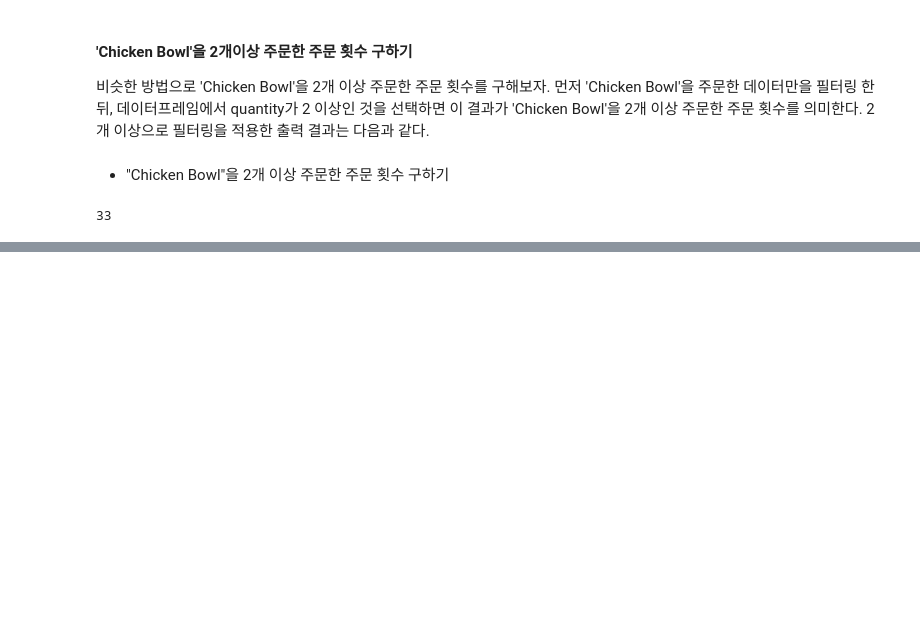
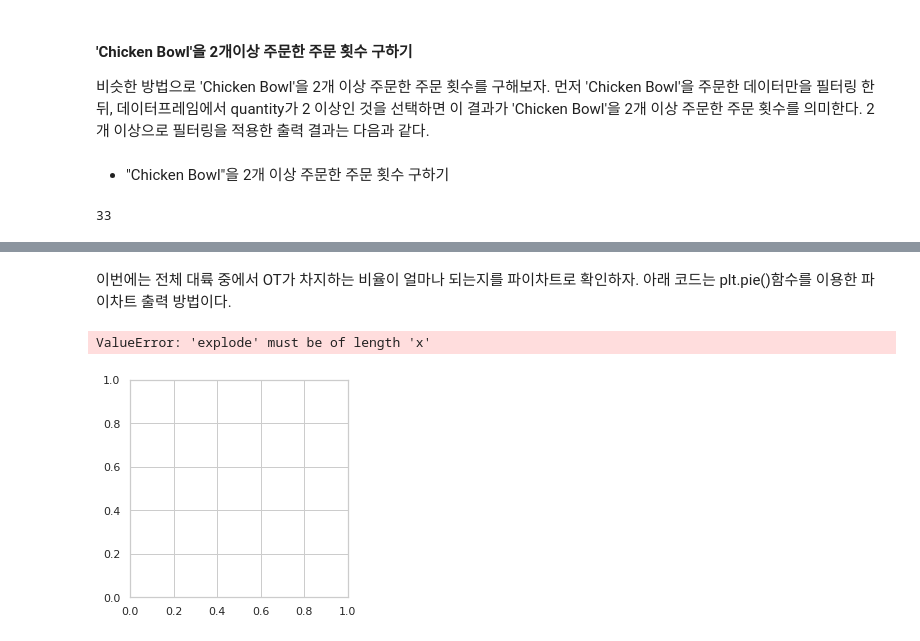
Before and after one commit to goldang01/python_data_analysis_study, a Jupyter notebook: Chapter 1.ipynb, the cells around one changed output, grey strips where cells are left out. Saved outputs shown, nothing was run; the diff lists cells and outputs as text; code cells hidden in the pictures; blank space fills up the shorter version.

```diff
--- a/Chapter 1.ipynb
+++ b/Chapter 1.ipynb
@@ -434,0 +584,5 @@ print(chipo_chicken_result.shape[0])
+# %%
+# 결측 데이터를 처리한다: 기타 대륙으로 통합 -> 'OT'
+
+drinks['contitnet'] = drinks['continent'].fillna('OT')
+drinks.head()
@@ -434,0 +596,15 @@ print(chipo_chicken_result.shape[0])
+# %% [markdown]
+이번에는 전체 대륙 중에서 OT가 차지하는 비율이 얼마나 되는지를 파이차트로 확인하자. 아래 코드는 plt.pie()함수를 이용한 파이차트 출력 방법이다.
+# %%
+# 파이차트로 시각화하기
+
+labels = drinks['continent'].value_counts().index.tolist()
+fracs1 = drinks['continent'].value_counts().values.tolist()
+explode = (0, 0, 0 ,0.25, 0 ,0 )
+
+plt.pie(fracs1, explode=explode, labels=labels, autopct = '%.0f%%', shadow=True)
+plt.title('null data to \'OT\'')
+plt.show()
+# %% [output]
+ValueError: 'explode' must be of length 'x'
+[figure, added]
```
Also changed, not shown: parts of 46 cells of this notebook.
